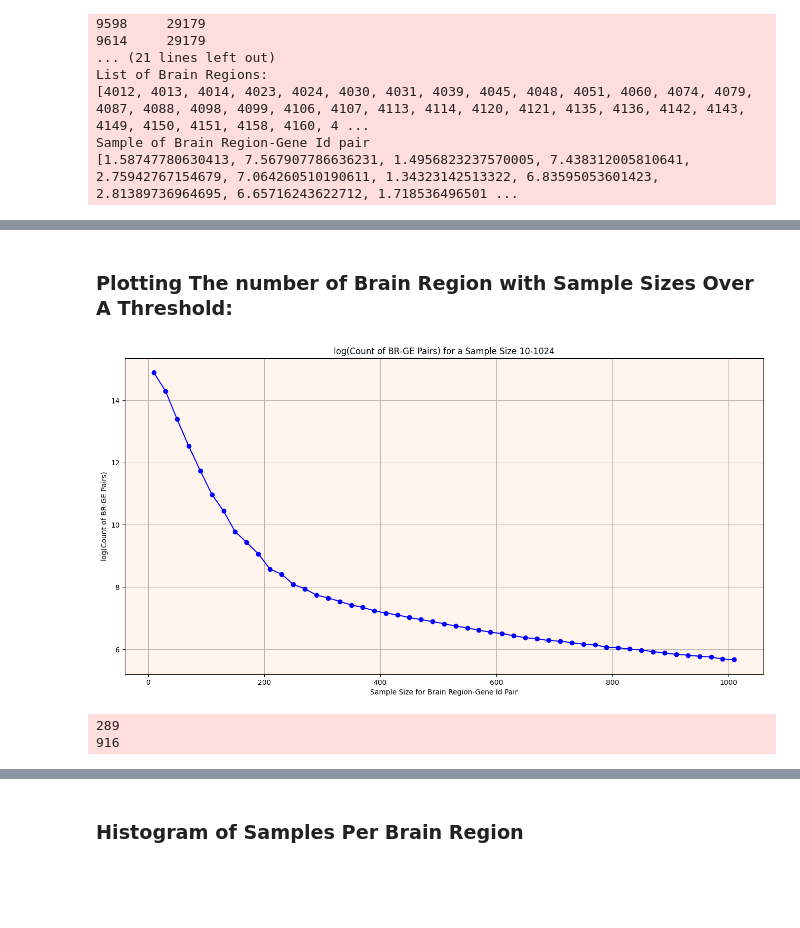
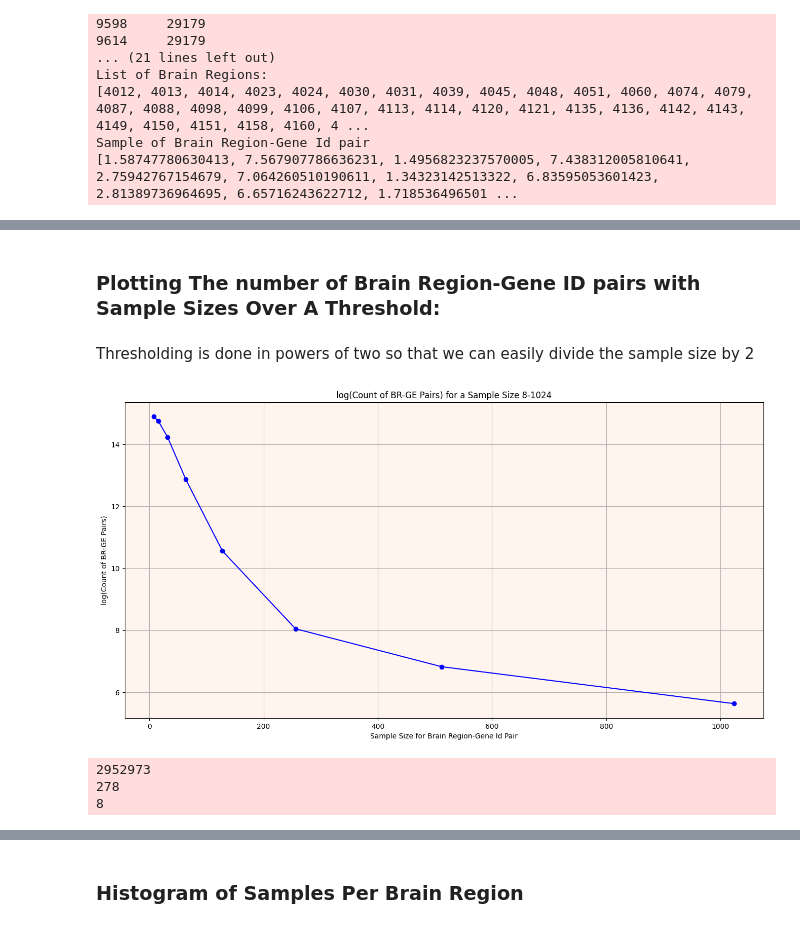
Before and after one commit to KarimIbrahim11/Gene-Expression-Analysis, a Jupyter notebook: notebooks/CS_01_First Analysis.ipynb, the cells around one changed output, grey strips where cells are left out. Cells and saved outputs as stored; diff of their text form; code cells hidden in the pictures; blank space fills up the shorter version.

```diff
--- a/notebooks/CS_01_First Analysis.ipynb
+++ b/notebooks/CS_01_First Analysis.ipynb
@@ -154,18 +154,23 @@ meta_donor_df.head(5)
 | 3 | 4012 | 7 | [1.79544247551668, 8.019191629763... | 22 | 22 |
 | 4 | 4012 | 9 | [2.20842768312641, 2.533875770547... | 44 | 44 |
 # %% [markdown]
-### Plotting The number of Brain Region with Sample Sizes Over A Threshold:
+### Plotting The number of Brain Region-Gene ID pairs with Sample Sizes Over A Threshold:
+# %% [markdown]
+Thresholding is done in powers of two so that we can easily divide the sample size by 2
 # %%
-count_per_threshold= get_br_ge_count_above_sample_size(meta_donor_df, 10, 1024,20)
-plot_values(range( 10, 1024,20),np.log(count_per_threshold), plot_title="log(Count of BR-GE Pairs) for a Sample Size 10-1024",
+range_with_powers_of_two = [2**i for i in range(3, 11)]
+count_per_threshold= get_br_ge_count_above_sample_size(meta_donor_df, range = range_with_powers_of_two)
+plot_values(range_with_powers_of_two,np.log(count_per_threshold), plot_title="log(Count of BR-GE Pairs) for a Sample Size 8-1024",
             x_title="Sample Size for Brain Region-Gene Id Pair", y_title="log(Count of BR-GE Pairs)", save=True)
 # %% [output]
-[figure, old version]
+[figure, new version]
 # %%
-_512_count = count_per_threshold[len(count_per_threshold)-1]
-_256_count = count_per_threshold[0]
-logger.info(_512_count)
-logger.info(_256_count)
+_8_count = count_per_threshold[0]
+_1024_count = count_per_threshold[len(count_per_threshold)-1]
+logger.info(_8_count)
+logger.info(_1024_count)
+logger.info(len(count_per_threshold))
 # %% [output]
-289
-916
+2952973
+278
+8
```
Also changed, not shown: parts of 1 cell of this notebook, 8 other files.
